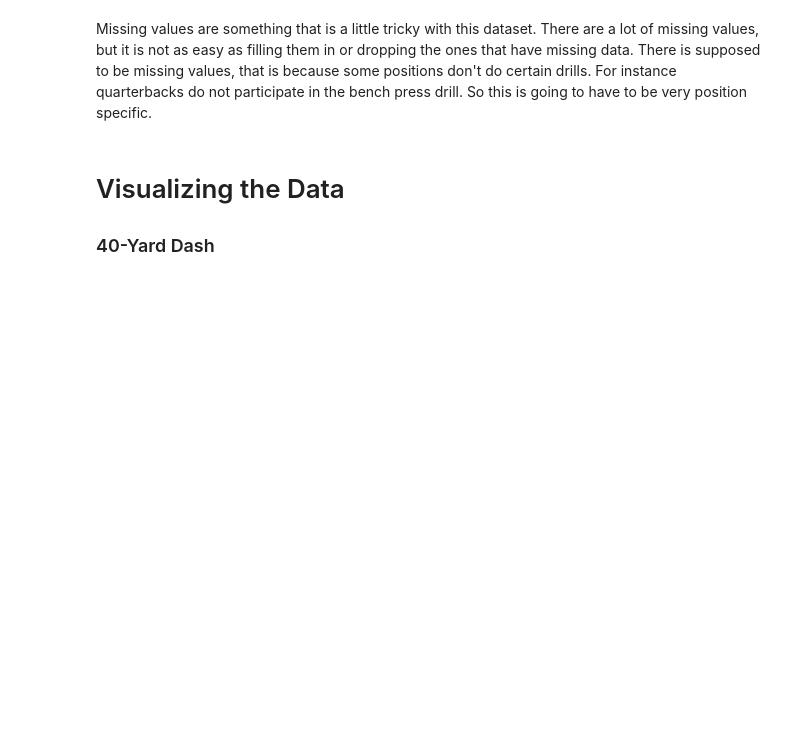
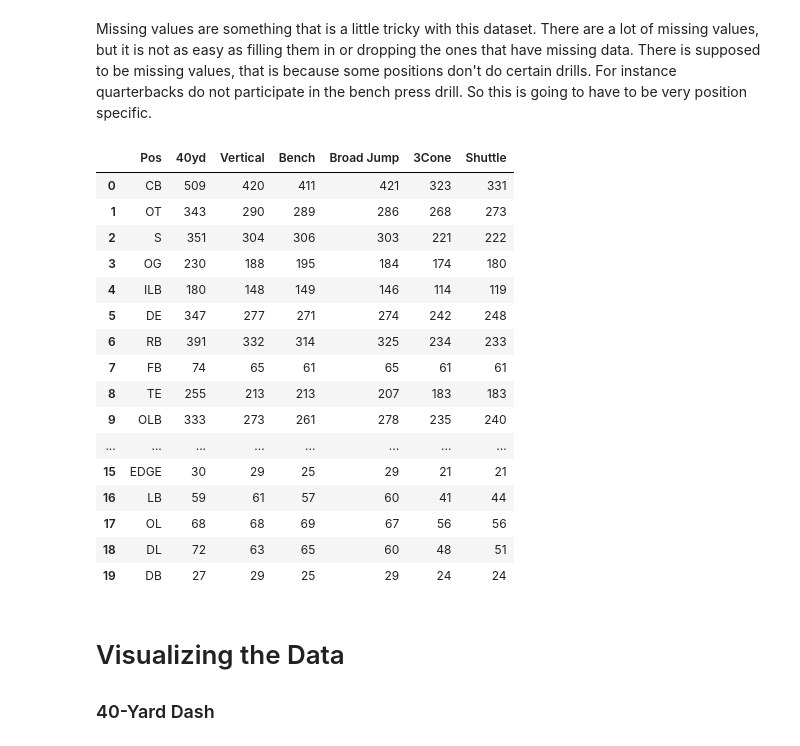
Before and after one commit to mcdonaldpmsoe/CSC2621-Final, a Jupyter notebook: main.ipynb, the cells around one changed output. Saved outputs shown, nothing was run; the diff lists cells and outputs as text; code cells hidden in the pictures; blank space fills up the shorter version.

Commit message:
Added counts for each position

```diff
--- a/main.ipynb
+++ b/main.ipynb
@@ -85,6 +85,38 @@ merged_df['Ht'] = merged_df.Ht.apply(lambda x: convert_height(x))
 # All the positions possible
 positions = ['CB', 'OT', 'S', 'OG', 'ILB', 'DE', 'RB', 'FB', 'TE', 'OLB', 'DT',
        'C', 'WR', 'QB', 'LS', 'EDGE', 'LB', 'OL', 'DL', 'DB']
+
+# All of the drills being performed
+drills = ['40yd', 'Vertical', 'Bench', 'Broad Jump', '3Cone', 'Shuttle']
+
+drill_count_per_position = {'Pos' : [], '40yd' : [], 'Vertical' : [], 'Bench' : [], 'Broad Jump' : [], '3Cone' : [], 'Shuttle' : []}
+# %%
+for position in positions:
+    drill_count_per_position['Pos'].append(position)
+    for drill in drills:
+        count = merged_df[merged_df['Pos'] == position][drill].dropna().size
+        drill_count_per_position[drill].append(count)
+# %%
+drill_count_per_position_df = pd.DataFrame(drill_count_per_position)
+drill_count_per_position_df.head(20)
+# %% [output]
+|  | Pos | 40yd | Vertical | Bench | Broad Jump | 3Cone | Shuttle |
+| 0 | CB | 509 | 420 | 411 | 421 | 323 | 331 |
+| 1 | OT | 343 | 290 | 289 | 286 | 268 | 273 |
+| 2 | S | 351 | 304 | 306 | 303 | 221 | 222 |
+| 3 | OG | 230 | 188 | 195 | 184 | 174 | 180 |
+| 4 | ILB | 180 | 148 | 149 | 146 | 114 | 119 |
+| 5 | DE | 347 | 277 | 271 | 274 | 242 | 248 |
+| 6 | RB | 391 | 332 | 314 | 325 | 234 | 233 |
+| 7 | FB | 74 | 65 | 61 | 65 | 61 | 61 |
+| 8 | TE | 255 | 213 | 213 | 207 | 183 | 183 |
+| 9 | OLB | 333 | 273 | 261 | 278 | 235 | 240 |
+| ... | ... | ... | ... | ... | ... | ... | ... |
+| 15 | EDGE | 30 | 29 | 25 | 29 | 21 | 21 |
+| 16 | LB | 59 | 61 | 57 | 60 | 41 | 44 |
+| 17 | OL | 68 | 68 | 69 | 67 | 56 | 56 |
+| 18 | DL | 72 | 63 | 65 | 60 | 48 | 51 |
+| 19 | DB | 27 | 29 | 25 | 29 | 24 | 24 |
 # %% [markdown]
 # Visualizing the Data
 
```
Also changed, not shown: parts of 2 cells of this notebook.
